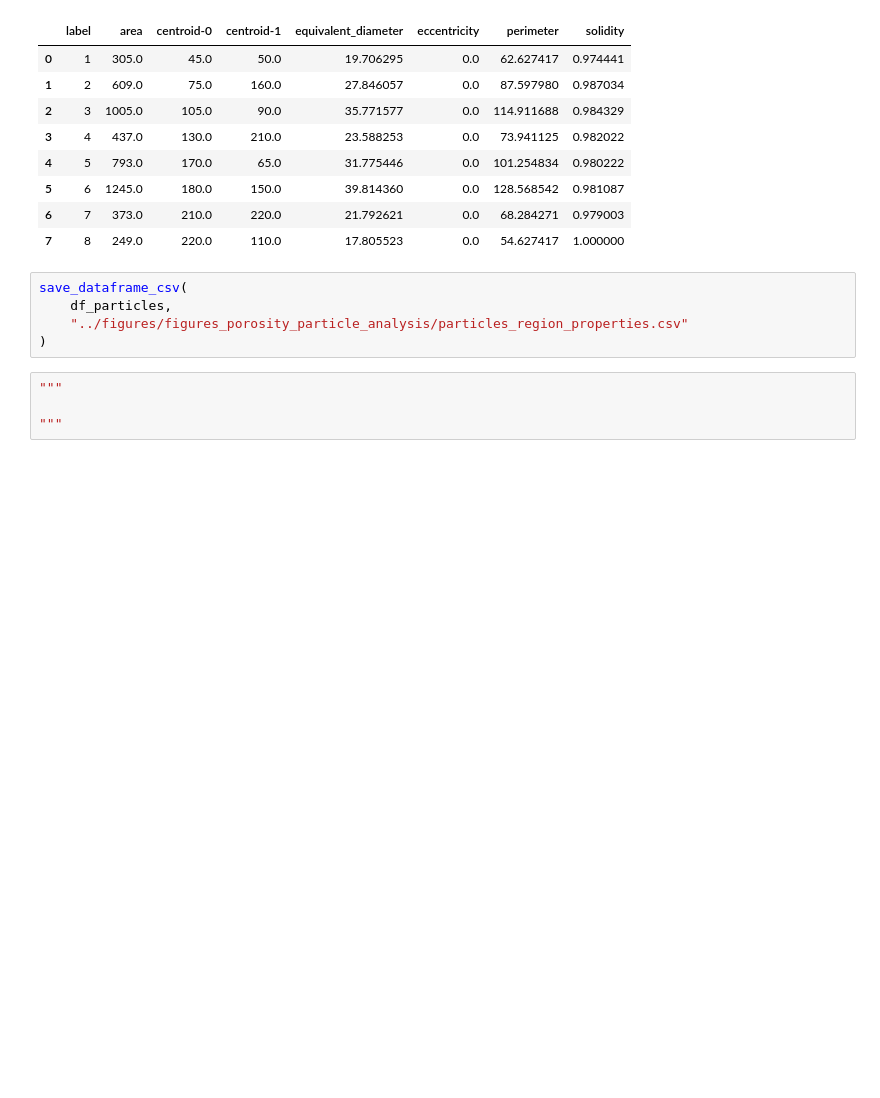
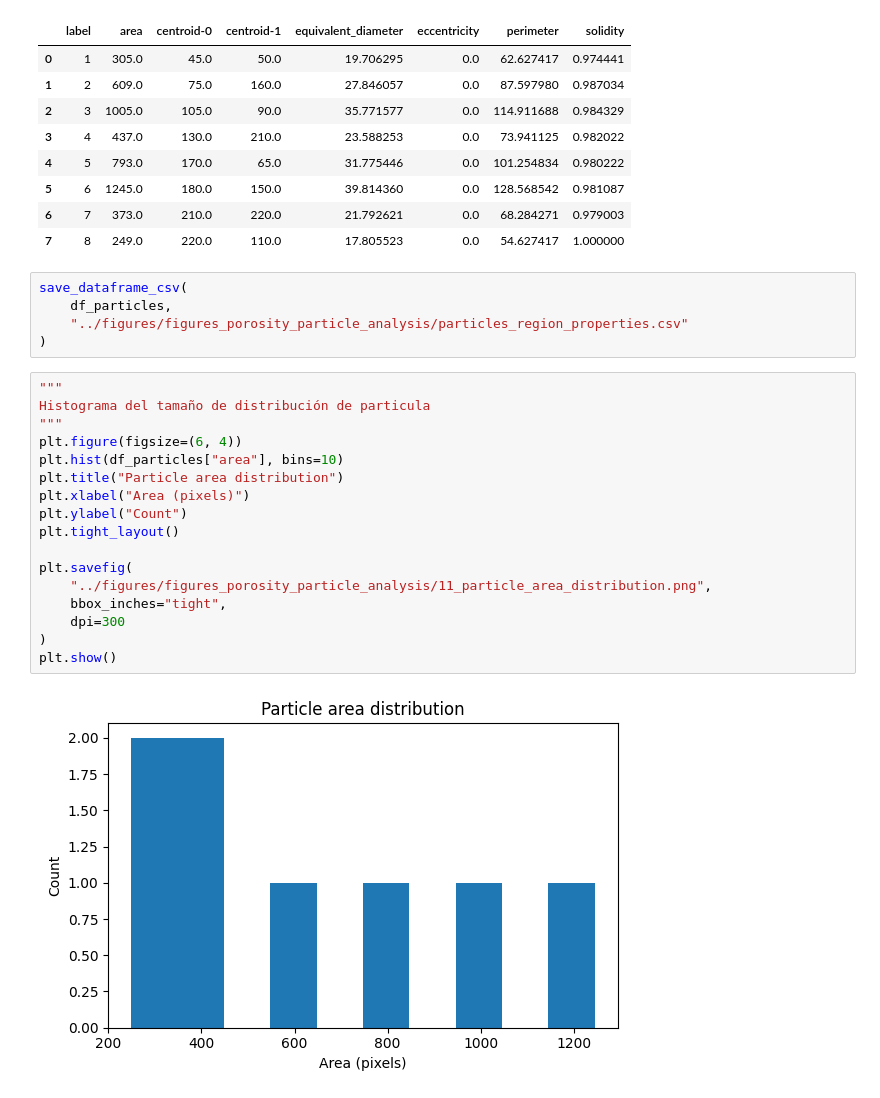
Before and after one commit to peterzm/ai-imaging-portfolio, a Jupyter notebook: 04_segmentation/notebooks/06_porosity_particle_analysis.ipynb, the cells around one changed output. Drawn from its saved outputs; the diff is of its cells as text; blank space fills up the shorter version.

```diff
--- a/04_segmentation/notebooks/06_porosity_particle_analysis.ipynb
+++ b/04_segmentation/notebooks/06_porosity_particle_analysis.ipynb
@@ -362,5 +362,20 @@ save_dataframe_csv(
 )
 # %%
 """
+Histograma del tamaño de distribución de particula
+"""
+plt.figure(figsize=(6, 4))
+plt.hist(df_particles["area"], bins=10)
+plt.title("Particle area distribution")
+plt.xlabel("Area (pixels)")
+plt.ylabel("Count")
+plt.tight_layout()
 
-"""
+plt.savefig(
+    "../figures/figures_porosity_particle_analysis/11_particle_area_distribution.png",
+    bbox_inches="tight",
+    dpi=300
+)
+plt.show()
+# %% [output]
+[figure, added]
```
Also changed, not shown: parts of 4 cells of this notebook, 3 other files.
